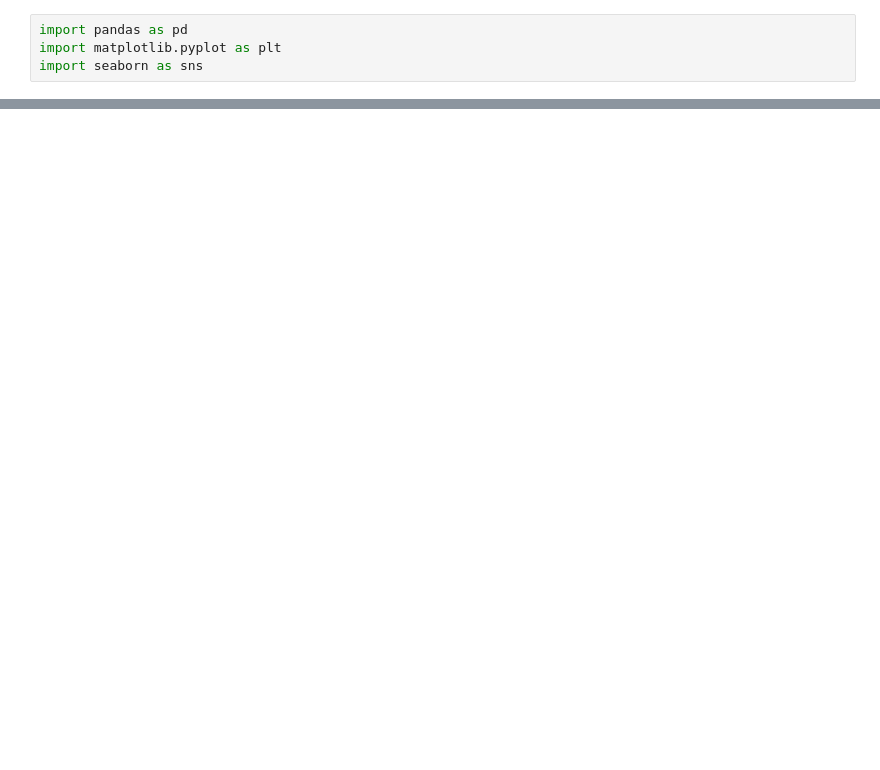
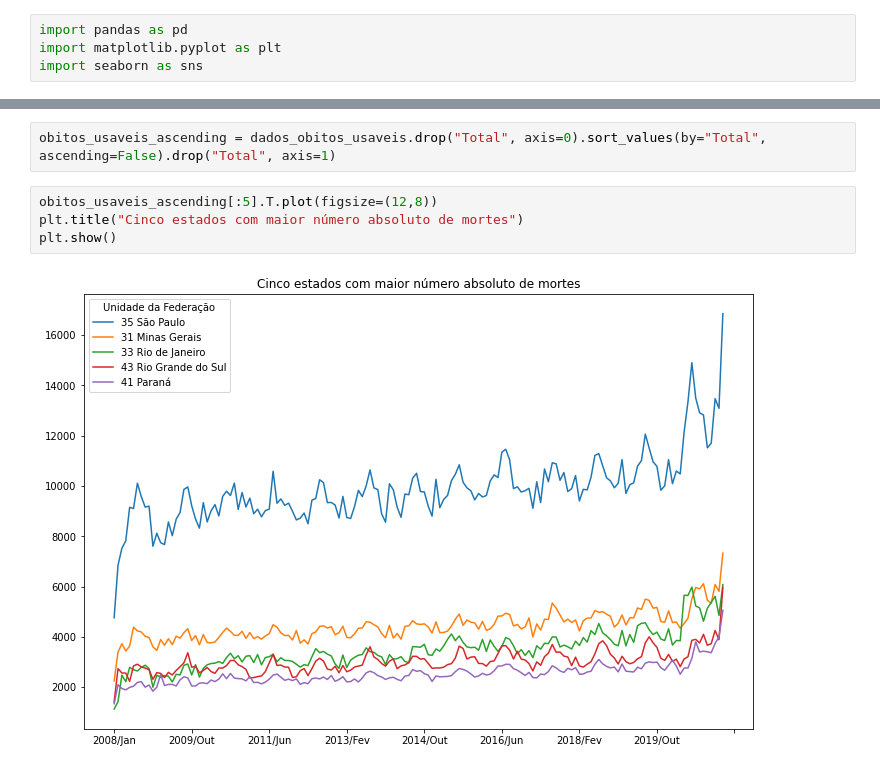
Before and after one commit to nicolas-stelatto/bootcamp_data_science_aplicada, a Jupyter notebook: Modulo_1/Desafio/Notebooks/Notebook_Desafio_Modulo01.ipynb, the cells around one changed output, grey strips where cells are left out. Drawn from its saved outputs; the diff is of its cells as text; blank space fills up the shorter version.

```diff
--- a/Modulo_1/Desafio/Notebooks/Notebook_Desafio_Modulo01.ipynb
+++ b/Modulo_1/Desafio/Notebooks/Notebook_Desafio_Modulo01.ipynb
@@ -30,0 +80,8 @@ dados
+# %%
+obitos_usaveis_ascending = dados_obitos_usaveis.drop("Total", axis=0).sort_values(by="Total", ascending=False).drop("Total", axis=1)
+# %%
+obitos_usaveis_ascending[:5].T.plot(figsize=(12,8))
+plt.title("Cinco estados com maior número absoluto de mortes")
+plt.show()
+# %% [output]
+[figure, added]
```
Also changed, not shown: parts of 68 cells of this notebook.
